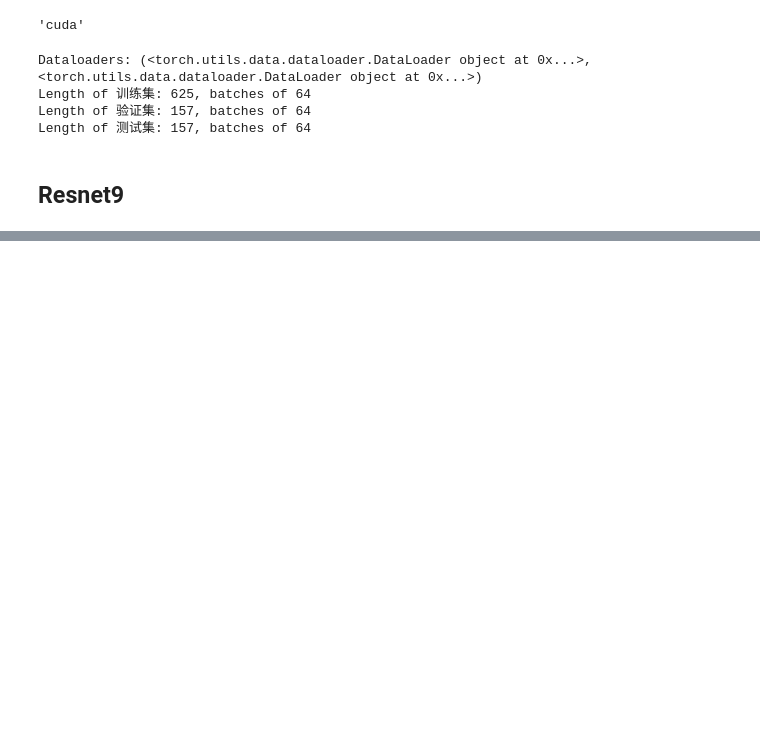
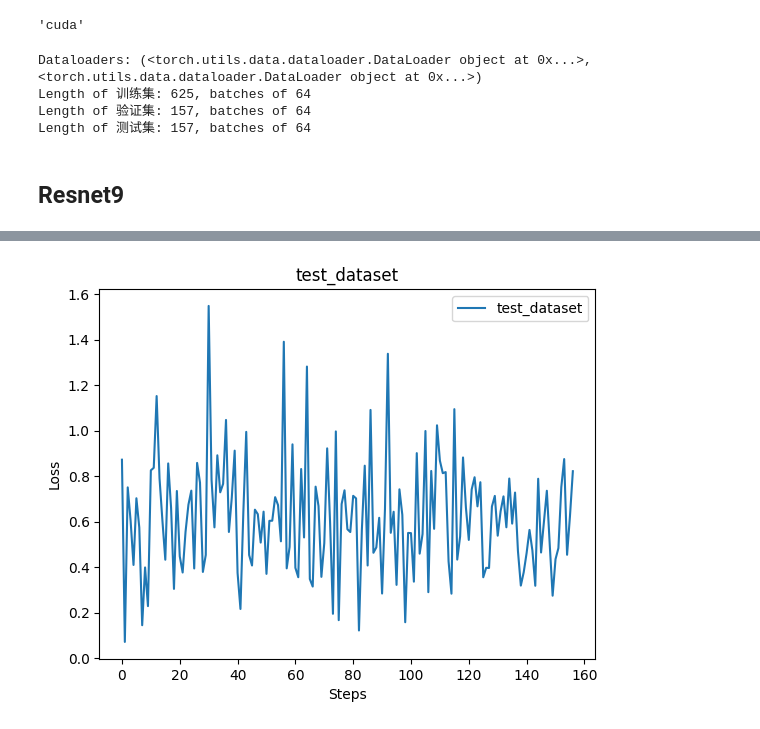
Before and after one commit to dmwdxs/USTC-2024-DeepLearingCourse, a Jupyter notebook: hw2/main.ipynb, the cells around one changed output, grey strips where cells are left out. Drawn from its saved outputs; the diff is of its cells as text; code cells hidden in the pictures; blank space fills up the shorter version.

```diff
--- a/hw2/main.ipynb
+++ b/hw2/main.ipynb
@@ -118,5 +122,6 @@ def train_model(model, train_loader, val_loader, criterion, optimizer, num_epoch
 # %%
 def test_data(model, test_loader, criterion):
+    losses = []
     model.to(device)
     model.eval()  # 设置模型为评估模式
     test_loss = 0.0
@@ -131,7 +136,9 @@ def test_data(model, test_loader, criterion):
             _, predicted = torch.max(outputs, 1)
             total += labels.size(0)
             correct += (predicted == labels).sum().item()
+            losses.append(loss.item())
     print(f"Test Loss: {test_loss/len(test_loader)}, Test Accuracy: {(correct/total)*100:.2f}%")
+    return losses
 # %%
 from torch.utils.data import DataLoader, random_split
 
@@ -279,3 +321,4 @@ Epoch 30, Validation Loss: 0.7195637601006563, Validation Accuracy: 84.49%
 # %%
-test_data(model=resnet9, test_loader=test_loader, criterion=criterion)
+criterion = nn.CrossEntropyLoss()
+test_losses = test_data(model=resnet9, test_loader=test_loader, criterion=criterion)
 # %% [output]
@@ -529,0 +326,4 @@ Test Loss: 1.1159870229708921, Test Accuracy: 70.29%
+# %%
+print_loss(test_losses, 'test_dataset')
+# %% [output]
+[figure, added]
```
Also changed, not shown: parts of 15 cells of this notebook.
